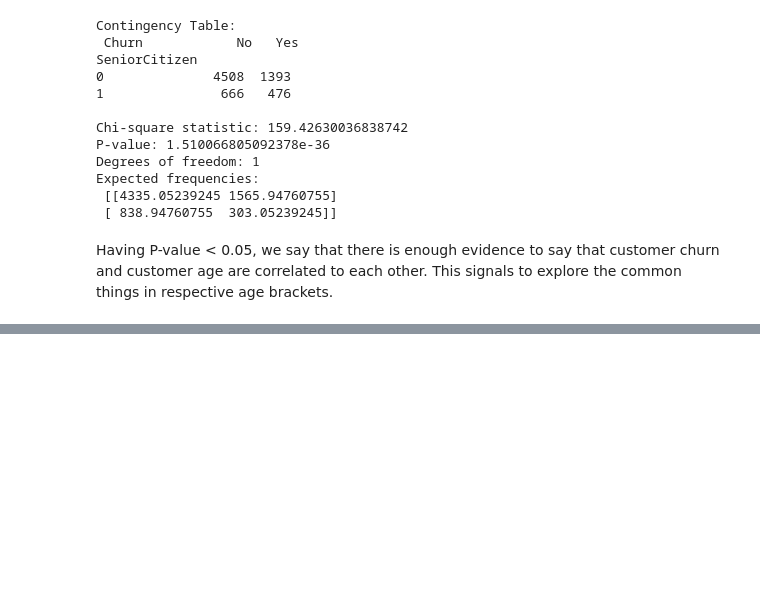
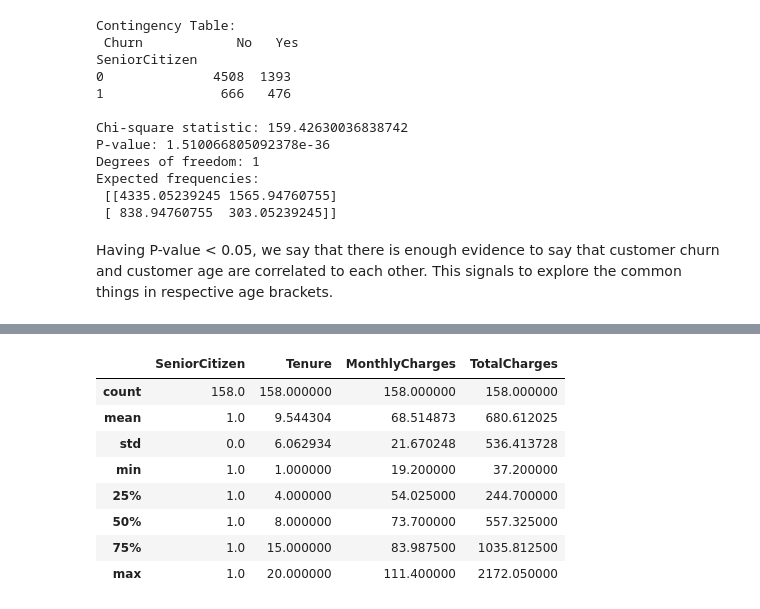
Before and after one commit to Rem-Josshua/customer_churn_analysis, a Jupyter notebook: customer_churn_analysis/analysis_final.ipynb, the cells around one changed output, grey strips where cells are left out. Cells and saved outputs as stored; diff of their text form; code cells hidden in the pictures; blank space fills up the shorter version.

```diff
--- a/customer_churn_analysis/analysis_final.ipynb
+++ b/customer_churn_analysis/analysis_final.ipynb
@@ -142,0 +177,12 @@ df_not_sc = df.query('SeniorCitizen == 0').copy()
+# %%
+df_nonchurned_sc.query('(Tenure>=0) and (Tenure <=20)').describe()
+# %% [output]
+|  | SeniorCitizen | Tenure | MonthlyCharges | TotalCharges |
+| count | 158.0 | 158.000000 | 158.000000 | 158.000000 |
+| mean | 1.0 | 9.544304 | 68.514873 | 680.612025 |
+| std | 0.0 | 6.062934 | 21.670248 | 536.413728 |
+| min | 1.0 | 1.000000 | 19.200000 | 37.200000 |
+| 25% | 1.0 | 4.000000 | 54.025000 | 244.700000 |
+| 50% | 1.0 | 8.000000 | 73.700000 | 557.325000 |
+| 75% | 1.0 | 15.000000 | 83.987500 | 1035.812500 |
+| max | 1.0 | 20.000000 | 111.400000 | 2172.050000 |
```
Also changed, not shown: parts of 4 cells of this notebook.
